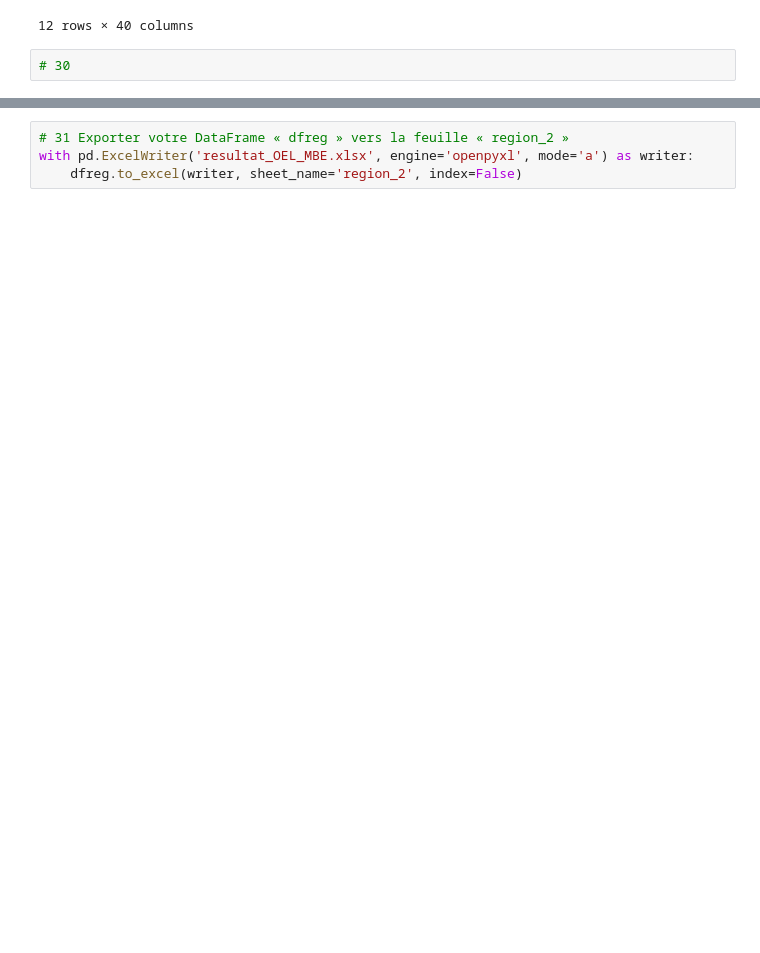
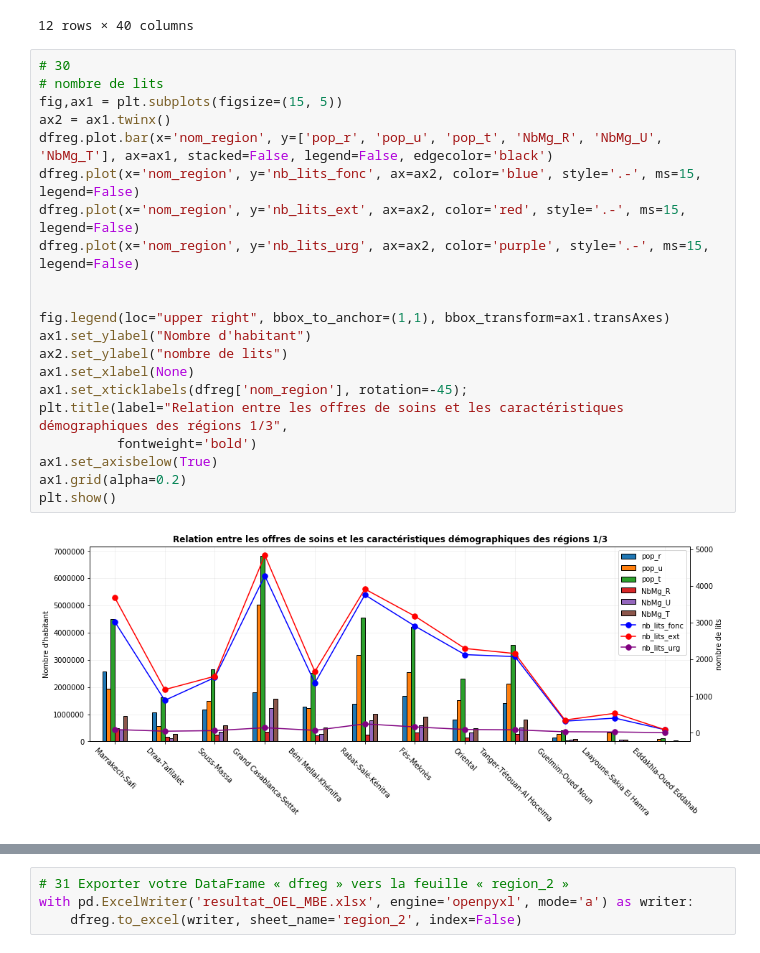
Before and after one commit to MarouaneBerkak/pandas_test, a Jupyter notebook: notebook_OEL_MBE.ipynb, the cells around one changed output, grey strips where cells are left out. Saved outputs shown, nothing was run; the diff lists cells and outputs as text; blank space fills up the shorter version.

```diff
--- a/notebook_OEL_MBE.ipynb
+++ b/notebook_OEL_MBE.ipynb
@@ -667,5 +691,26 @@ dfreg
 | 10 | 11.0 | Laayoune-Sakia El Hamra | 340748.0 | 330485.0 | 10263.0 | 175687.0 | 165061.0 | 78754.0 | 75865.0 | 2889.0 | ... |
 | 11 | 12.0 | Eddakhla-Oued Eddahab | 114021.0 | 102098.0 | 11923.0 | 66058.0 | 47963.0 | 29385.0 | 25469.0 | 3916.0 | ... |
 12 rows × 40 columns
-# %%
-# 30
+# %%
+# 30
+# nombre de lits
+fig,ax1 = plt.subplots(figsize=(15, 5))
+ax2 = ax1.twinx()
+dfreg.plot.bar(x='nom_region', y=['pop_r', 'pop_u', 'pop_t', 'NbMg_R', 'NbMg_U', 'NbMg_T'], ax=ax1, stacked=False, legend=False, edgecolor='black')
+dfreg.plot(x='nom_region', y='nb_lits_fonc', ax=ax2, color='blue', style='.-', ms=15, legend=False)
+dfreg.plot(x='nom_region', y='nb_lits_ext', ax=ax2, color='red', style='.-', ms=15, legend=False)
+dfreg.plot(x='nom_region', y='nb_lits_urg', ax=ax2, color='purple', style='.-', ms=15, legend=False)
+
+
+fig.legend(loc="upper right", bbox_to_anchor=(1,1), bbox_transform=ax1.transAxes)
+ax1.set_ylabel("Nombre d'habitant")
+ax2.set_ylabel("nombre de lits")
+ax1.set_xlabel(None)
+ax1.set_xticklabels(dfreg['nom_region'], rotation=-45);
+plt.title(label="Relation entre les offres de soins et les caractéristiques démographiques des régions 1/3",
+          fontweight='bold')
+ax1.set_axisbelow(True)
+ax1.grid(alpha=0.2)
+plt.show()
+# %% [output]
+[figure, added]
```
Also changed, not shown: parts of 15 cells of this notebook.
